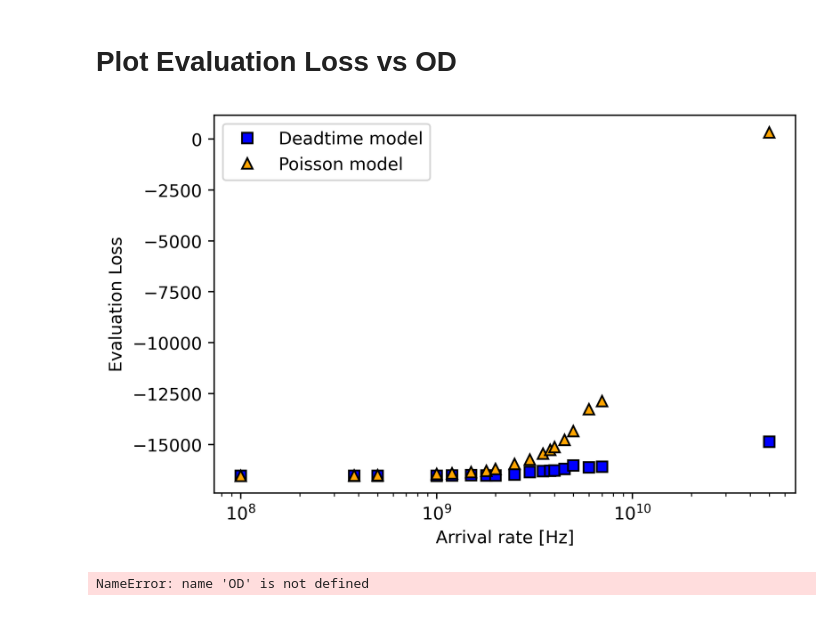
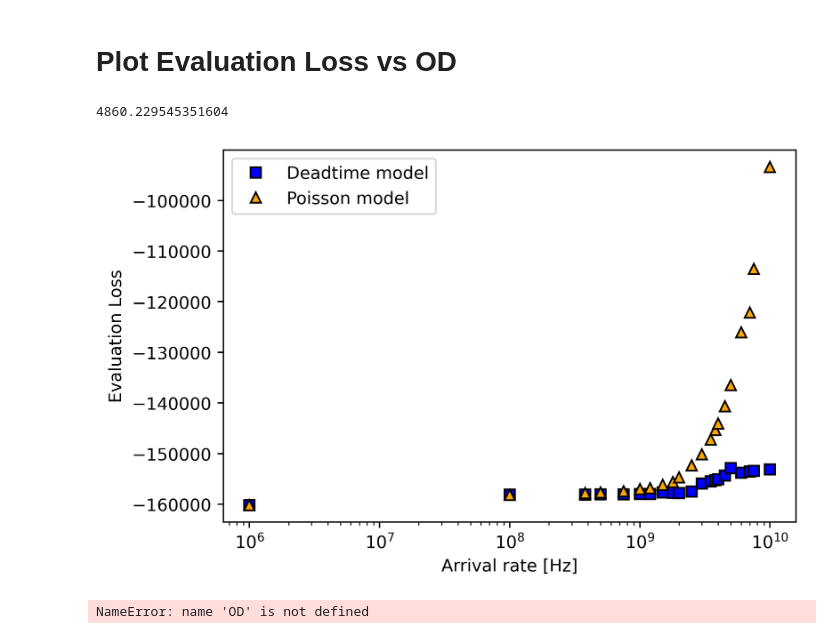
Before and after one commit to gkirchhoff32/ARSENL_backscatter_experiments, a Jupyter notebook: scripts/plot_eval_loss.ipynb, the cells around one changed output. Saved outputs shown, nothing was run; the diff lists cells and outputs as text; code cells hidden in the pictures.

```diff
--- a/scripts/plot_eval_loss.ipynb
+++ b/scripts/plot_eval_loss.ipynb
@@ -13,8 +13,8 @@ use_sim_data = True
 use_rmse = False
 # %%
 load_dir = r'C:\Users\Grant\OneDrive - UCB-O365\ARSENL\Experiments\SPCM\evaluation_loss'
-df_dtime = pd.read_csv(load_dir + r'/eval_loss_dtimeTrue_Rho1.0E+06-7.5E+09_order4-15_shots1.00E+05.csv')
-df_pois = pd.read_csv(load_dir + r'/eval_loss_dtimeFalse_Rho1.0E+06-7.5E+09_order4-15_shots1.00E+05.csv')
+df_dtime = pd.read_csv(load_dir + r'/eval_loss_dtimeTrue_Rho1.0E+06-5.0E+10_order4-15_shots1.00E+05.csv')
+df_pois = pd.read_csv(load_dir + r'/eval_loss_dtimeFalse_Rho1.0E+06-5.0E+10_order4-15_shots1.00E+05.csv')
 if use_sim_data:
     rho = df_dtime['Rho']
 else:
@@ -35,28 +35,35 @@ optimal_C = df_dtime['Optimal Scaling Factor'].dropna()
 #     eval_loss_dtime = eval_loss_dtime[3:]
 #     eval_loss_pois = eval_loss_pois[3:]
 #     percent_active = percent_active[3:]
+# %%
+rm_idx = np.where(rho==5e10)[0][0]
+rho.pop(rm_idx)
+eval_loss_dtime.pop(rm_idx)
+eval_loss_pois.pop(rm_idx)
+# %% [output]
+4860.229545351604
 # %%
 fig = plt.figure(dpi=400)
 ax = fig.add_subplot(111)
 
 if use_sim_data:
-    ax.plot(rho[1:], eval_loss_dtime[1:], 's', color='blue', markeredgecolor='black', label='Deadtime model')
-    ax.plot(rho[1:], eval_loss_pois[1:], '^', color='orange', markeredgecolor='black', label='Poisson model')
+    ax.plot(rho, eval_loss_dtime, 's', color='blue', markeredgecolor='black', label='Deadtime model')
+    ax.plot(rho, eval_loss_pois, '^', color='orange', markeredgecolor='black', label='Poisson model')
     ax.set_xlabel('Arrival rate [Hz]')
 else:
     ax.plot(transmit_factor, eval_loss_dtime, 's', color='blue', markeredgecolor='black', label='Deadtime model')
     ax.plot(transmit_factor, eval_loss_pois, '^', color='orange', markeredgecolor='black', label='Poisson model')
     ax.set_xlabel('Optical Transmission')
 ax.set_ylabel('Evaluation Loss')
 plt.legend()
 plt.xscale('log')
 
 save_dir = r'C:/Users/Grant/Downloads'
 save_plt_file = r'/eval_loss_comparison.png'
 fig.savefig(save_dir + save_plt_file)
 plt.show()
 # %% [output]
-[figure, old version]
+[figure, new version]
 # %%
 # fig = plt.figure(dpi=400)
 # ax = fig.add_subplot(111)
```
Also changed, not shown: 3 other files.
